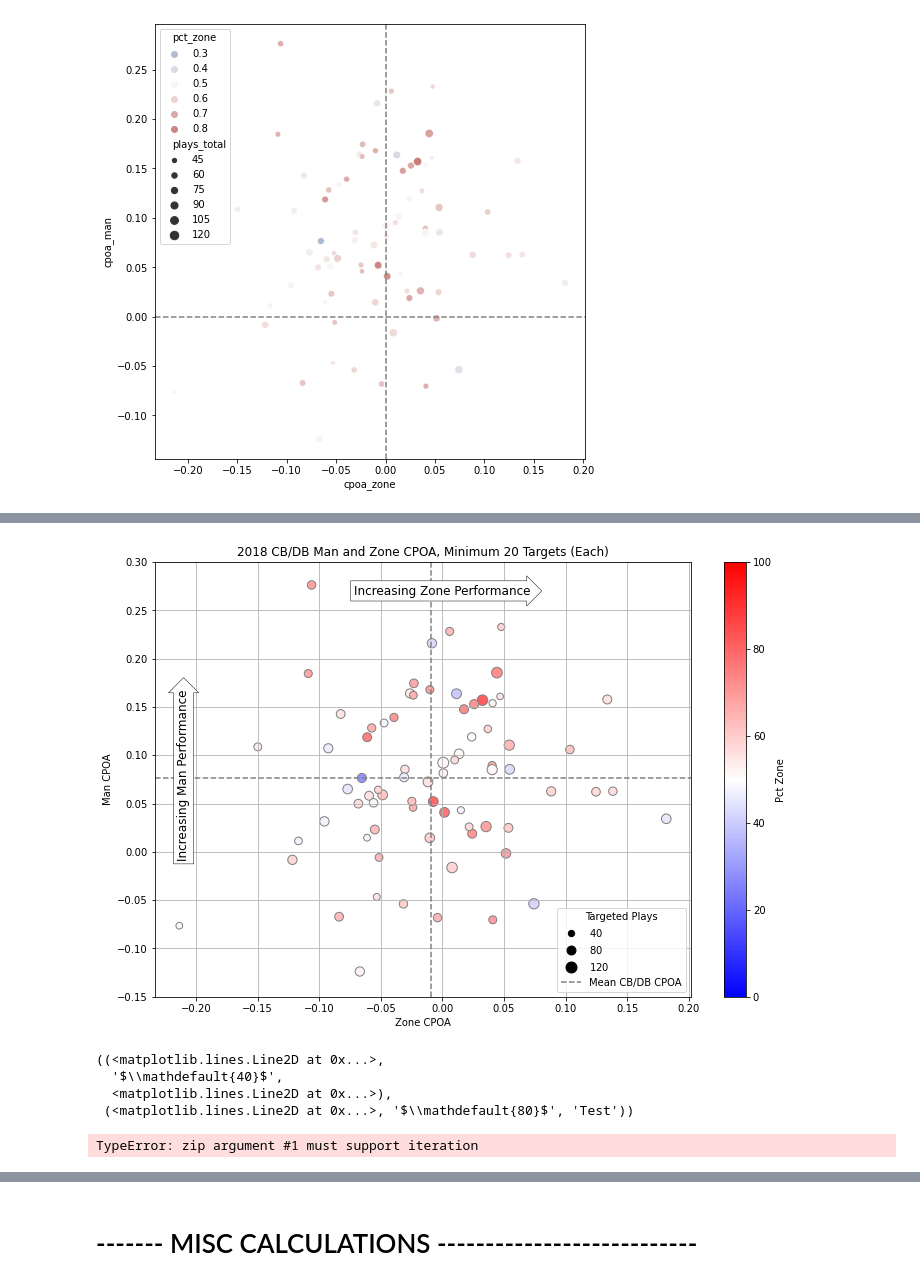
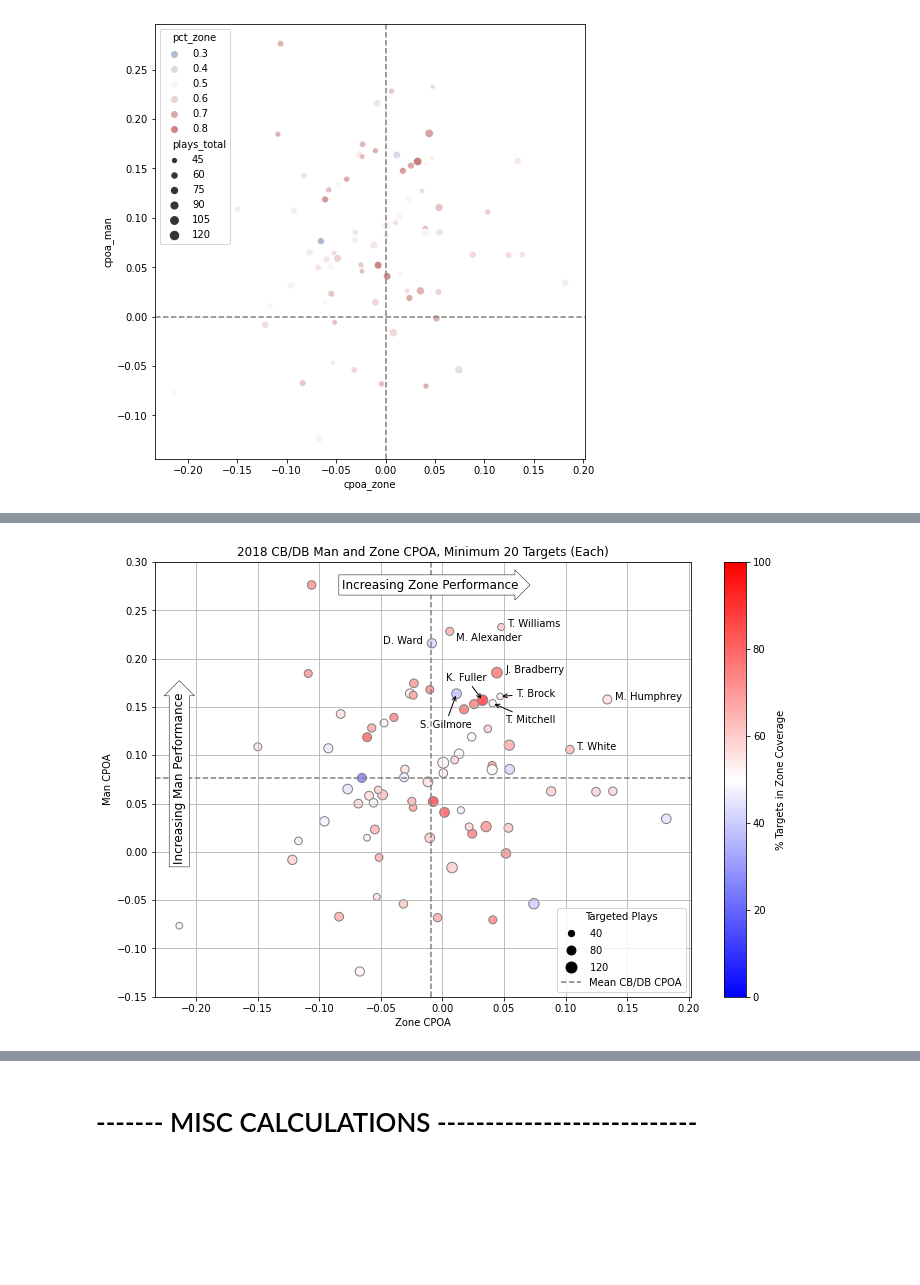
Before and after one commit to pschlais/kaggle_bigdatabowl_2021, a Jupyter notebook: Target_defender_performance.ipynb, the cells around one changed output, grey strips where cells are left out. Drawn from its saved outputs; the diff is of its cells as text; code cells hidden in the pictures; blank space fills up the shorter version.

Commit message:
Finalize CPOA man/zone plot

```diff
--- a/Target_defender_performance.ipynb
+++ b/Target_defender_performance.ipynb
@@ -1297,6 +1312,6 @@ plt.gca().set_aspect('equal')
 # %%
 # plot CPOA man and zone
-cb_mz = cb_agg[(cb_agg.plays_zone >= 20) & (cb_agg.plays_man >= 20)]
+cb_mz = cb_agg[(cb_agg.plays_zone >= 20) & (cb_agg.plays_man >= 20)].copy()
 # plt.figure(figsize=(8,8))
 # sns.scatterplot(data=cb_mz, x='cpoa_zone', y='cpoa_man', size='plays_total', hue='pct_zone', hue_norm=(0,1),
 #                palette="vlag", edgecolors='k')
@@ -1311,50 +1326,71 @@ scatter = plt.scatter(cb_mz.cpoa_zone, cb_mz.cpoa_man,
                       c=cb_mz.pct_zone*100,
                       s=cb_mz.plays_total,
                       marker='o',
                       edgecolors='gray',
                       cmap='bwr')
 # plt.gca().set_aspect('equal')
 plt.grid(True)
 
 # colorbar
-plt.colorbar(label='Pct Zone', orientation='vertical')
+plt.colorbar(label='% Targets in Zone Coverage', orientation='vertical')
 plt.clim([0, 100])
 
 # legend
 sizes=[40, 80, 120]
 scatter_legend = plt.scatter([None]*len(sizes), [None]*len(sizes), s=sizes, c='k')
 mean_legend = plt.plot([], [], ls='--', c='gray', label='Mean CPOA')[0]
 legend_elements = scatter_legend.legend_elements(prop='sizes')
 legend_elements[0].append(mean_legend)
 legend_elements[1].append("Mean CB/DB CPOA")
 plt.legend(*legend_elements, title='Targeted Plays', loc='lower right');
 
 # limits
 ax.set_ylim([-.15, .30])
 
-# annotations
-ax.text(0, 0.27, "Increasing Zone Performance", ha="center", va="center", rotation=0, size=12,
-    bbox=dict(boxstyle="rarrow,pad=0.3", fc="white", ec=[.05, .05, .05], lw=0.5))
+### annotations
+# arrows
+ax.text(cb_mz.cpoa_zone.mean(), cb_mz.cpoa_man.max(),
+        "Increasing Zone Performance", ha="center", va="center", rotation=0, size=12,
+        bbox=dict(boxstyle="rarrow,pad=0.3", fc="white", ec=[.05, .05, .05], lw=0.5))
 
-ax.text(-0.21, 0.08, "Increasing Man Performance", ha="center", va="center", rotation=90, size=12,
-    bbox=dict(boxstyle="rarrow,pad=0.3", fc="white", ec=[.05, .05, .05], lw=0.5))
+ax.text(cb_mz.cpoa_zone.min(), cb_mz.cpoa_man.mean(),
+        "Increasing Man Performance", ha="center", va="center", rotation=90, size=12,
+        bbox=dict(boxstyle="rarrow,pad=0.3", fc="white", ec=[.05, .05, .05], lw=0.5))
+
+# players
+temp_df = cb_mz.copy()
+temp_df['cpoa_dist'] = np.sqrt(((cb_mz.cpoa_zone - cb_mz.cpoa_zone.mean()) / cb_mz.cpoa_zone.std())**2
+                             + ((cb_mz.cpoa_man - cb_mz.cpoa_man.mean()) / cb_mz.cpoa_man.std())**2)
+temp_df['shortName'] = temp_df.displayName.str.split().apply(lambda x: x[0][0] + '. ' + x[1])
+# get top 10 performers
+temp_df = temp_df[(temp_df.cpoa_zone > temp_df.cpoa_zone.mean())
+        & (temp_df.cpoa_man > temp_df.cpoa_man.mean())].sort_values('cpoa_dist', ascending=False).head(10).set_index('displayName')
+annot_df = pd.DataFrame({'x_offset': 0, 'y_offset': 0, 'arrowstyle': None}, index=temp_df.index)
+annot_df.loc['Denzel Ward',:] = [-0.04, 0, None]
+annot_df.loc['Mackensie Alexander',:] = [0.005, -0.01, None]
+annot_df.loc['Tramon Williams',:] = [0.005, 0, None]
+annot_df.loc['James Bradberry',:] = [0.007, 0, None]
+annot_df.loc['Stephon Gilmore',:] = [-0.03, -0.035, '->']
+annot_df.loc['Marlon Humphrey',:] = [0.006, 0, None]
+annot_df.loc["Tre'Davious White",:] = [0.005, 0, None]
+annot_df.loc['Tramaine Brock',:] = [0.013, 0, '->']
+annot_df.loc['Kyle Fuller',:] = [-0.03, 0.02, '->']
+annot_df.loc['Terrance Mitchell',:] = [0.01, -0.02, '->']
+
+for name, row in temp_df.iterrows():
+    if annot_df.loc[name].arrowstyle is not None:
+        annot_kwarg = {'arrowprops': {'arrowstyle': annot_df.loc[name].arrowstyle}}
+    else:
+        annot_kwarg = {}
+
+    ax.annotate(row.shortName, (row.cpoa_zone, row.cpoa_man),
+                xytext=(row.cpoa_zone + annot_df.loc[name].x_offset, row.cpoa_man + annot_df.loc[name].y_offset),
+#                 xytext=(row.cpoa_zone, row.cpoa_man),
+                **annot_kwarg)
 
 # labels and title
 plt.xlabel('Zone CPOA')
 plt.ylabel('Man CPOA')
 plt.title('2018 CB/DB Man and Zone CPOA, Minimum 20 Targets (Each)');
 # %% [output]
-[figure, old version]
+[figure, new version]
-# %%
-tuple(zip(*scatter_legend.legend_elements(prop='sizes'), [mean_legend, 'Test']))
-# %% [output]
-((<matplotlib.lines.Line2D at 0x...>,
-  '$\\mathdefault{40}$',
-  <matplotlib.lines.Line2D at 0x...>),
- (<matplotlib.lines.Line2D at 0x...>, '$\\mathdefault{80}$', 'Test'))
-# %%
-a=[1,2,3]
-b=[2,3,4]
-list(zip(*a,*b))
-# %% [output]
-TypeError: zip argument #1 must support iteration
```
Also changed, not shown: parts of 2 cells of this notebook.
